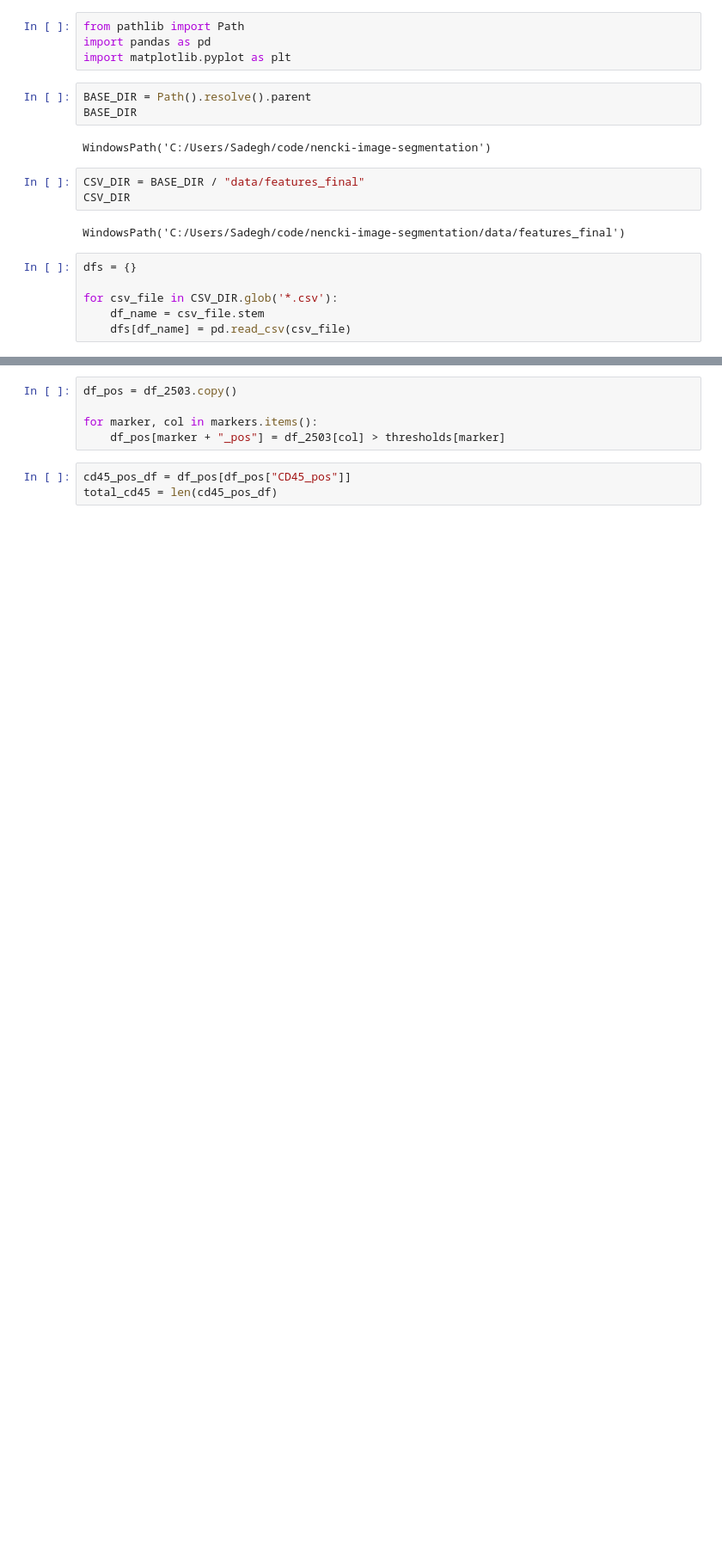
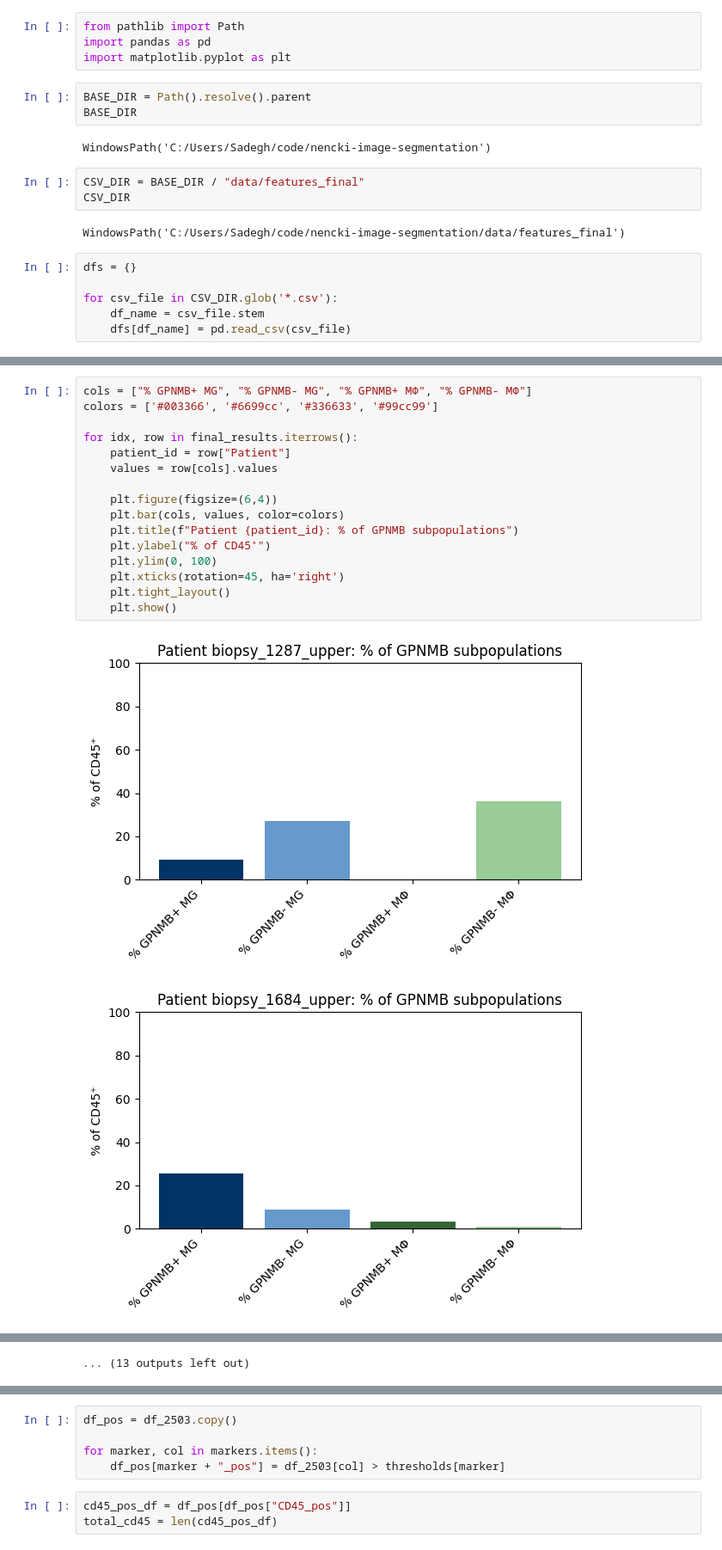
Before and after one commit to sadeghetemad/nencki-image-segmentation, a Jupyter notebook: notebooks/total_patient_analysis.ipynb, the cells around one changed output, grey strips where cells are left out. Shown at 86% size. Saved outputs shown, nothing was run; the diff lists cells and outputs as text; blank space fills up the shorter version.

Commit message:
feat: update for all patients

```diff
--- a/notebooks/total_patient_analysis.ipynb
+++ b/notebooks/total_patient_analysis.ipynb
@@ -22,0 +153,19 @@ for csv_file in CSV_DIR.glob('*.csv'):
+# %%
+cols = ["% GPNMB+ MG", "% GPNMB- MG", "% GPNMB+ MΦ", "% GPNMB- MΦ"]
+colors = ['#003366', '#6699cc', '#336633', '#99cc99']
+
+for idx, row in final_results.iterrows():
+    patient_id = row["Patient"]
+    values = row[cols].values
+
+    plt.figure(figsize=(6,4))
+    plt.bar(cols, values, color=colors)
+    plt.title(f"Patient {patient_id}: % of GPNMB subpopulations")
+    plt.ylabel("% of CD45⁺")
+    plt.ylim(0, 100)
+    plt.xticks(rotation=45, ha='right')
+    plt.tight_layout()
+    plt.show()
+# %% [output]
+[figure, added]
+[figure, added]
@@ -22,0 +182 @@ for csv_file in CSV_DIR.glob('*.csv'):
+... (13 outputs left out)
```
Also changed, not shown: parts of 14 cells of this notebook.
